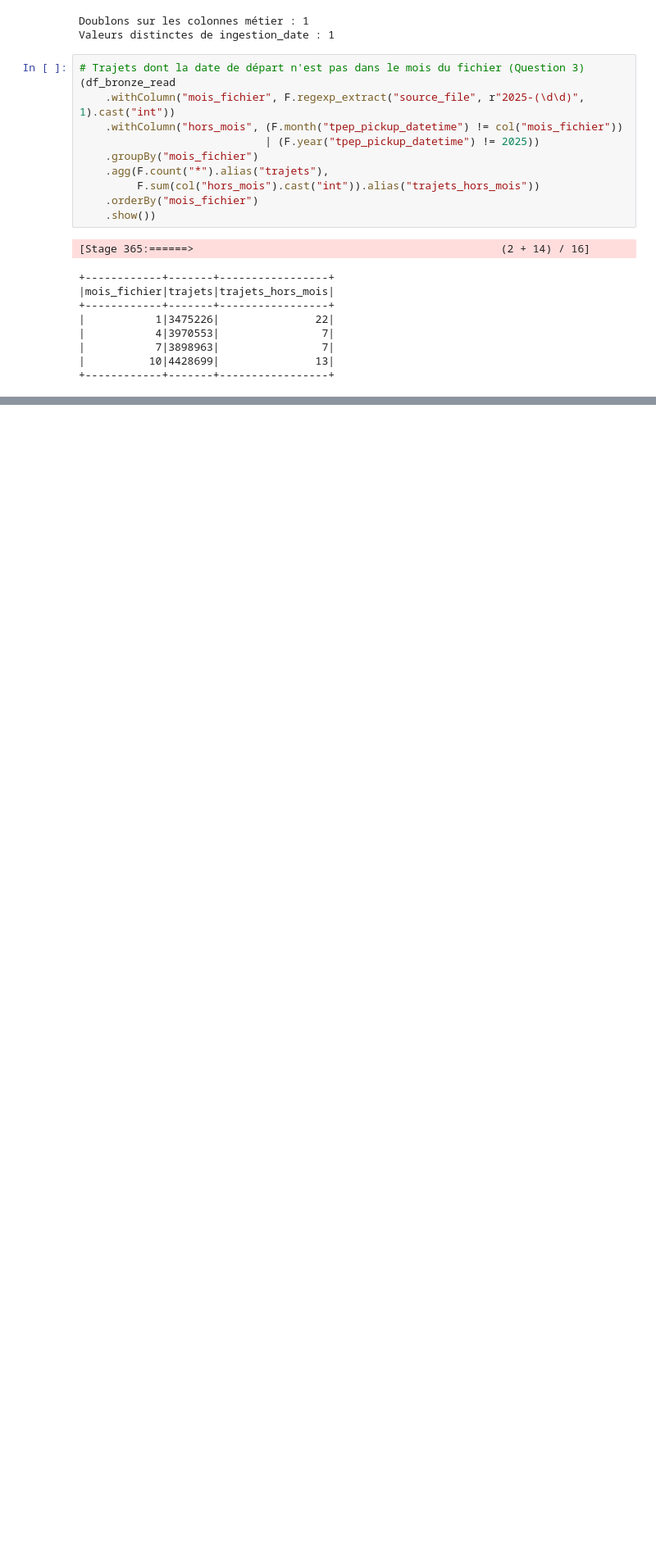
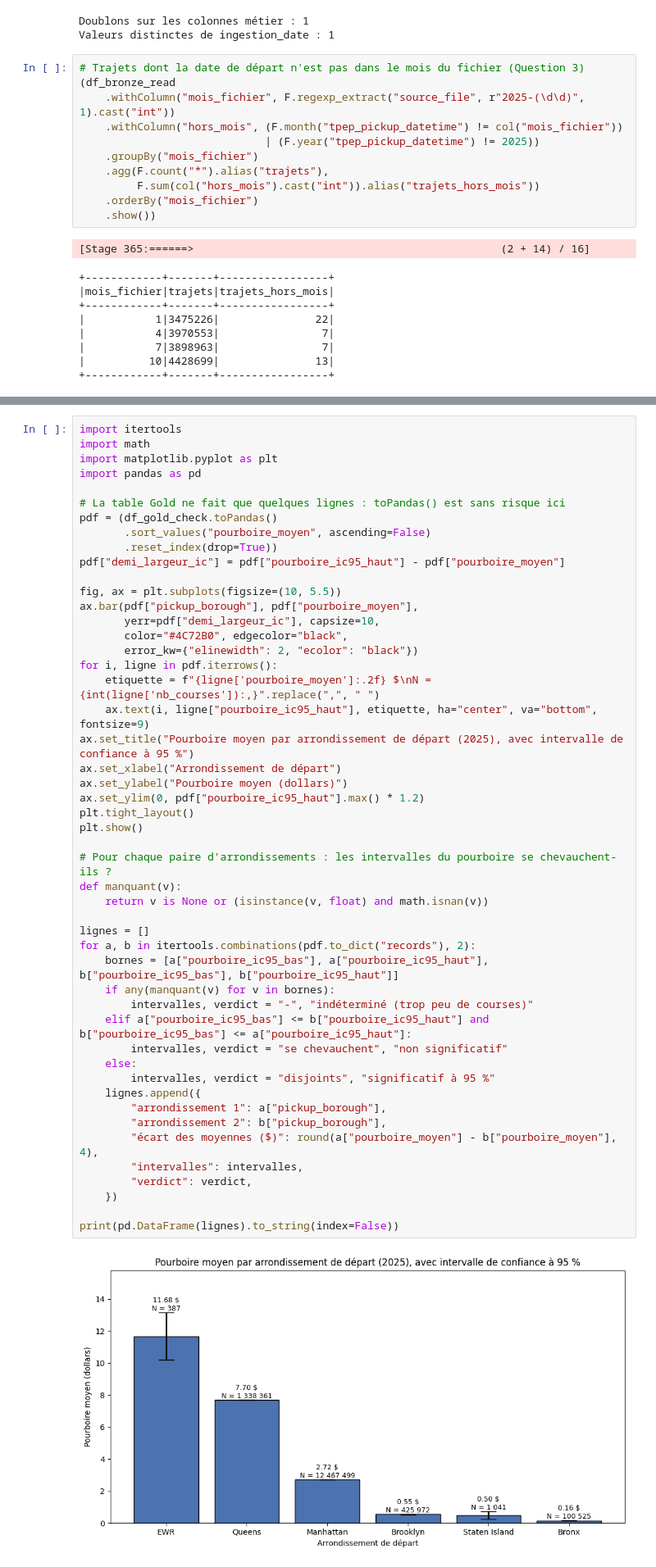
Before and after one commit to ilyassemellouk12/Spark_core, a Jupyter notebook: notebooks/TP_Spark_Core_IME.ipynb, the cells around one changed output, grey strips where cells are left out. Shown at 82% size. Saved outputs shown, nothing was run; the diff lists cells and outputs as text; blank space fills up the shorter version.

Commit message:
Séance 2 : audit qualité, quarantaine, gold_borough et intervalles de confiance

```diff
--- a/notebooks/TP_Spark_Core_IME.ipynb
+++ b/notebooks/TP_Spark_Core_IME.ipynb
@@ -694,0 +1062,51 @@ Valeurs distinctes de ingestion_date : 1
+# %%
+import itertools
+import math
+import matplotlib.pyplot as plt
+import pandas as pd
+
+# La table Gold ne fait que quelques lignes : toPandas() est sans risque ici
+pdf = (df_gold_check.toPandas()
+       .sort_values("pourboire_moyen", ascending=False)
+       .reset_index(drop=True))
+pdf["demi_largeur_ic"] = pdf["pourboire_ic95_haut"] - pdf["pourboire_moyen"]
+
+fig, ax = plt.subplots(figsize=(10, 5.5))
+ax.bar(pdf["pickup_borough"], pdf["pourboire_moyen"],
+       yerr=pdf["demi_largeur_ic"], capsize=10,
+       color="#4C72B0", edgecolor="black",
+       error_kw={"elinewidth": 2, "ecolor": "black"})
+for i, ligne in pdf.iterrows():
+    etiquette = f"{ligne['pourboire_moyen']:.2f} $\nN = {int(ligne['nb_courses']):,}".replace(",", " ")
+    ax.text(i, ligne["pourboire_ic95_haut"], etiquette, ha="center", va="bottom", fontsize=9)
+ax.set_title("Pourboire moyen par arrondissement de départ (2025), avec intervalle de confiance à 95 %")
+ax.set_xlabel("Arrondissement de départ")
+ax.set_ylabel("Pourboire moyen (dollars)")
+ax.set_ylim(0, pdf["pourboire_ic95_haut"].max() * 1.2)
+plt.tight_layout()
+plt.show()
+
+# Pour chaque paire d'arrondissements : les intervalles du pourboire se chevauchent-ils ?
+def manquant(v):
+    return v is None or (isinstance(v, float) and math.isnan(v))
+
+lignes = []
+for a, b in itertools.combinations(pdf.to_dict("records"), 2):
+    bornes = [a["pourboire_ic95_bas"], a["pourboire_ic95_haut"], b["pourboire_ic95_bas"], b["pourboire_ic95_haut"]]
+    if any(manquant(v) for v in bornes):
+        intervalles, verdict = "-", "indéterminé (trop peu de courses)"
+    elif a["pourboire_ic95_bas"] <= b["pourboire_ic95_haut"] and b["pourboire_ic95_bas"] <= a["pourboire_ic95_haut"]:
+        intervalles, verdict = "se chevauchent", "non significatif"
+    else:
+        intervalles, verdict = "disjoints", "significatif à 95 %"
+    lignes.append({
+        "arrondissement 1": a["pickup_borough"],
+        "arrondissement 2": b["pickup_borough"],
+        "écart des moyennes ($)": round(a["pourboire_moyen"] - b["pourboire_moyen"], 4),
+        "intervalles": intervalles,
+        "verdict": verdict,
+    })
+
+print(pd.DataFrame(lignes).to_string(index=False))
+# %% [output]
+[figure, added]
```
Also changed, not shown: parts of 25 cells of this notebook.
